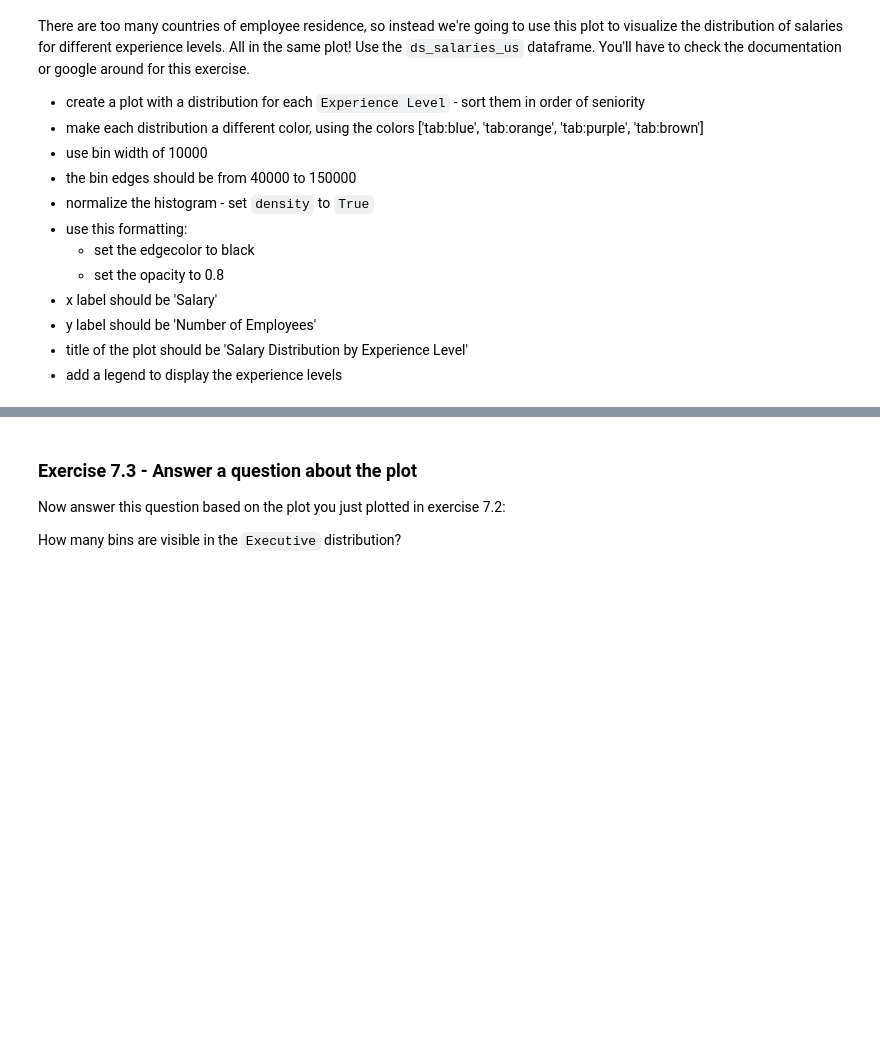
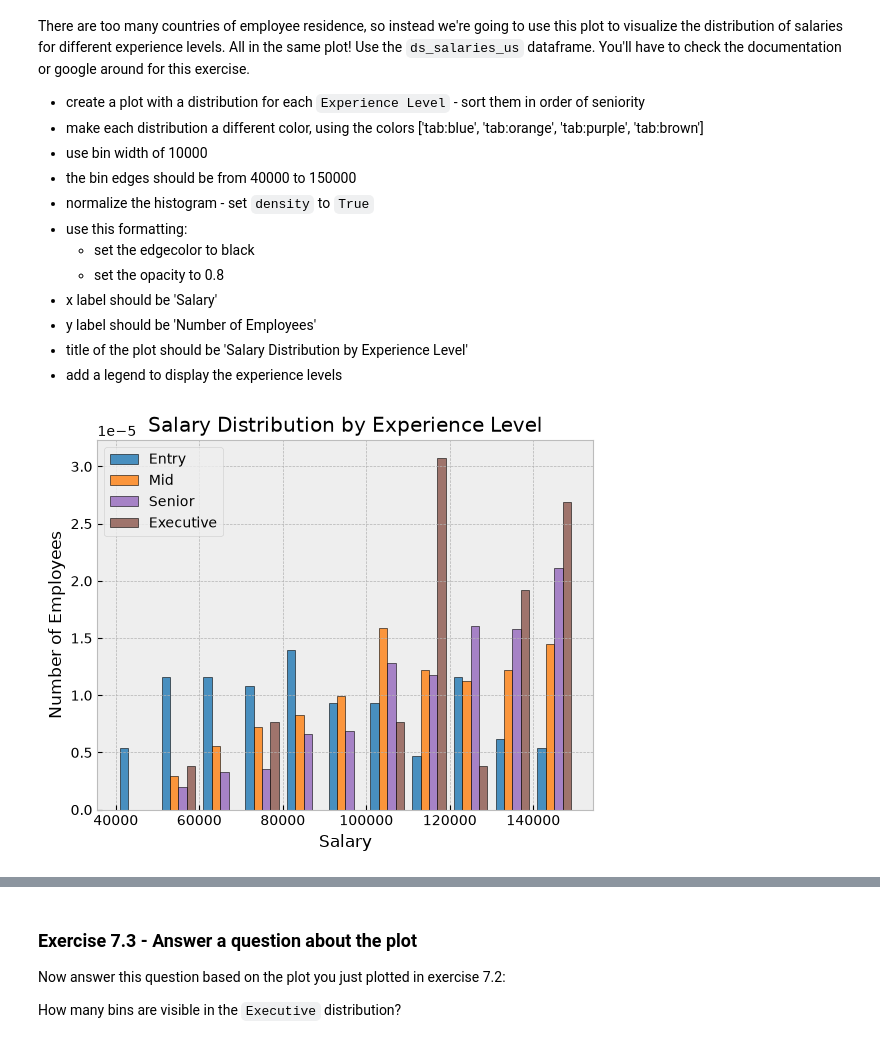
Before and after one commit to Kamikaze2942/batch10-workspace, a Jupyter notebook: S01 - Bootcamp and Binary Classification/SLU03 - Visualization with Pandas and Matplotlib/Exercise notebook (2).ipynb, the cells around one changed output, grey strips where cells are left out. Saved outputs shown, nothing was run; the diff lists cells and outputs as text; code cells hidden in the pictures; blank space fills up the shorter version.

```diff
--- a/S01 - Bootcamp and Binary Classification/SLU03 - Visualization with Pandas and Matplotlib/Exercise notebook (2).ipynb
+++ b/S01 - Bootcamp and Binary Classification/SLU03 - Visualization with Pandas and Matplotlib/Exercise notebook (2).ipynb
@@ -330,8 +402,24 @@ There are too many countries of employee residence, so instead we're going to us
 - add a legend to display the experience levels
 # %%
 # YOUR CODE HERE
-raise NotImplementedError()
+levels = ['Entry', 'Mid', 'Senior', 'Executive']
+data = [ds_salaries_us.loc[ds_salaries_us['Experience Level'] == lvl, 'Salary']
+        for lvl in levels]
+
+plt.hist(data,
+         bins=range(40000, 150001, 10000),
+         density=True,
+         color=['tab:blue', 'tab:orange', 'tab:purple', 'tab:brown'],
+         edgecolor='black',
+         alpha=0.8,
+         label=levels)
+plt.xlabel('Salary')
+plt.ylabel('Number of Employees')
+plt.title('Salary Distribution by Experience Level')
+plt.legend()
 axis = plt.gca();
+# %% [output]
+[figure, added]
 # %%
 pc = PlotChecker(axis)
 _patches = np.array(pc.axis.patches)
```
Also changed, not shown: parts of 30 cells of this notebook, 8 other files.
